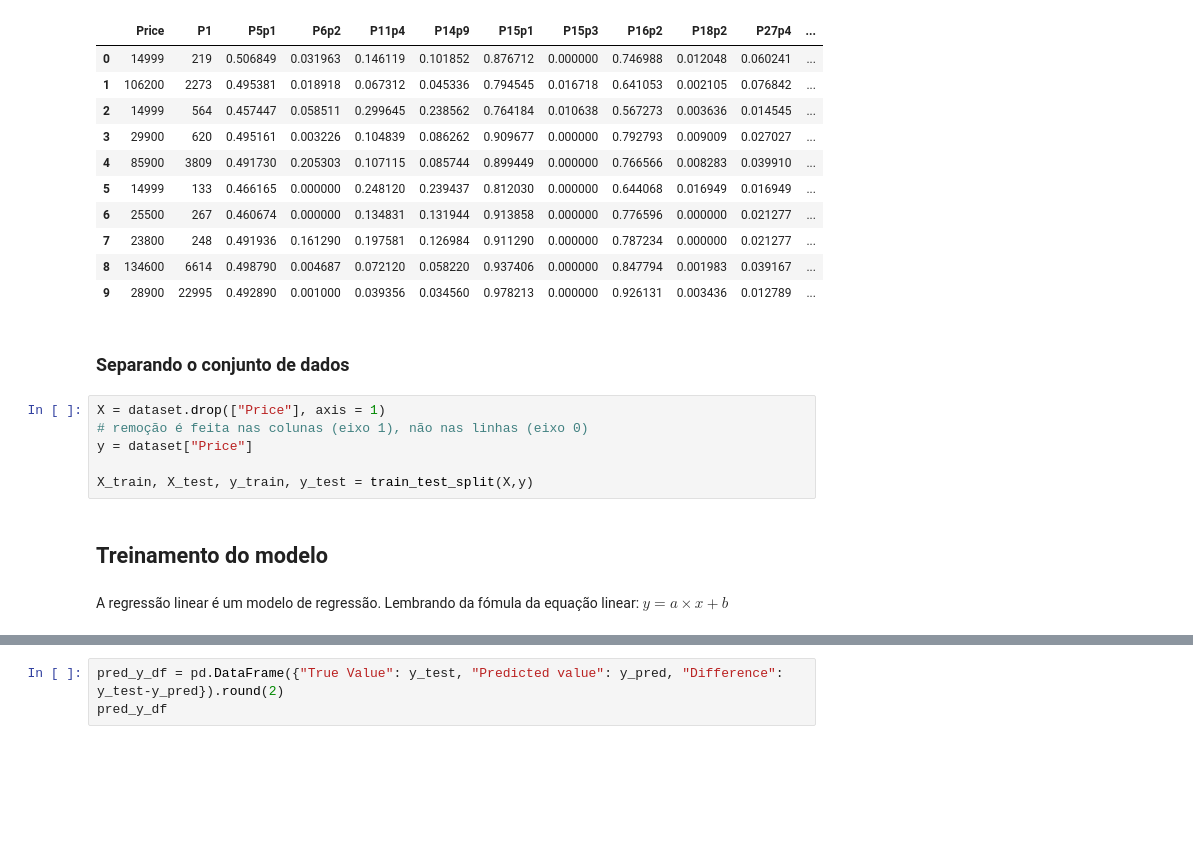
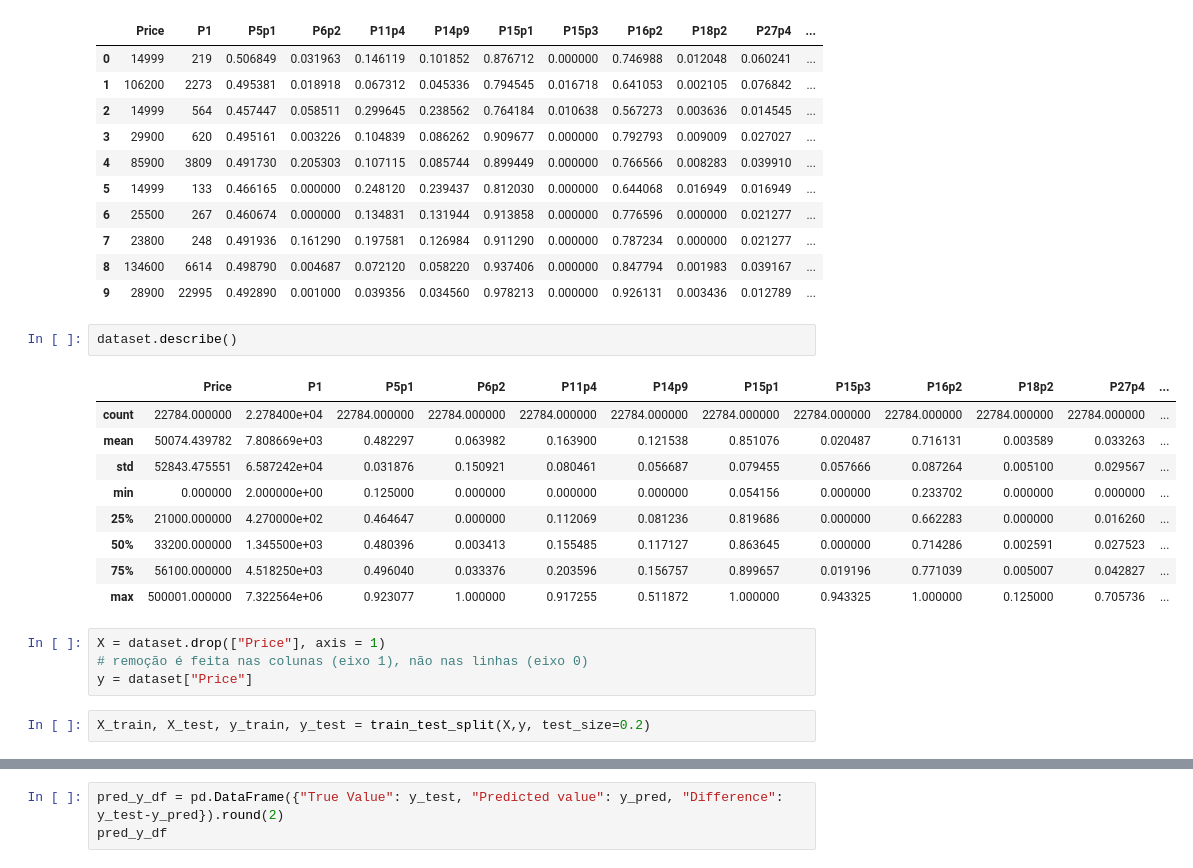
Before and after one commit to johnattandouglas/monitoria-ml, a Jupyter notebook: AM I/02a - regressao_linear.ipynb, the cells around one changed output, grey strips where cells are left out. Saved outputs shown, nothing was run; the diff lists cells and outputs as text; blank space fills up the shorter version.

```diff
--- a/AM I/02a - regressao_linear.ipynb
+++ b/AM I/02a - regressao_linear.ipynb
@@ -43,18 +150,24 @@ dataset.head(10)
 | 7 | 23800 | 248 | 0.491936 | 0.161290 | 0.197581 | 0.126984 | 0.911290 | 0.000000 | 0.787234 | 0.000000 | 0.021277 | ... |
 | 8 | 134600 | 6614 | 0.498790 | 0.004687 | 0.072120 | 0.058220 | 0.937406 | 0.000000 | 0.847794 | 0.001983 | 0.039167 | ... |
 | 9 | 28900 | 22995 | 0.492890 | 0.001000 | 0.039356 | 0.034560 | 0.978213 | 0.000000 | 0.926131 | 0.003436 | 0.012789 | ... |
-# %% [markdown]
-### Separando o conjunto de dados
+# %%
+dataset.describe()
+# %% [output]
+|  | Price | P1 | P5p1 | P6p2 | P11p4 | P14p9 | P15p1 | P15p3 | P16p2 | P18p2 | P27p4 | ... |
+| count | 22784.000000 | 2.278400e+04 | 22784.000000 | 22784.000000 | 22784.000000 | 22784.000000 | 22784.000000 | 22784.000000 | 22784.000000 | 22784.000000 | 22784.000000 | ... |
+| mean | 50074.439782 | 7.808669e+03 | 0.482297 | 0.063982 | 0.163900 | 0.121538 | 0.851076 | 0.020487 | 0.716131 | 0.003589 | 0.033263 | ... |
+| std | 52843.475551 | 6.587242e+04 | 0.031876 | 0.150921 | 0.080461 | 0.056687 | 0.079455 | 0.057666 | 0.087264 | 0.005100 | 0.029567 | ... |
+| min | 0.000000 | 2.000000e+00 | 0.125000 | 0.000000 | 0.000000 | 0.000000 | 0.054156 | 0.000000 | 0.233702 | 0.000000 | 0.000000 | ... |
+| 25% | 21000.000000 | 4.270000e+02 | 0.464647 | 0.000000 | 0.112069 | 0.081236 | 0.819686 | 0.000000 | 0.662283 | 0.000000 | 0.016260 | ... |
+| 50% | 33200.000000 | 1.345500e+03 | 0.480396 | 0.003413 | 0.155485 | 0.117127 | 0.863645 | 0.000000 | 0.714286 | 0.002591 | 0.027523 | ... |
+| 75% | 56100.000000 | 4.518250e+03 | 0.496040 | 0.033376 | 0.203596 | 0.156757 | 0.899657 | 0.019196 | 0.771039 | 0.005007 | 0.042827 | ... |
+| max | 500001.000000 | 7.322564e+06 | 0.923077 | 1.000000 | 0.917255 | 0.511872 | 1.000000 | 0.943325 | 1.000000 | 0.125000 | 0.705736 | ... |
 # %%
 X = dataset.drop(["Price"], axis = 1)
 # remoção é feita nas colunas (eixo 1), não nas linhas (eixo 0)
 y = dataset["Price"]
-
-X_train, X_test, y_train, y_test = train_test_split(X,y)
-# %% [markdown]
-## Treinamento do modelo
-# %% [markdown]
-A regressão linear é um modelo de regressão. Lembrando da fómula da equação linear: $y = a \times x  + b$
+# %%
+X_train, X_test, y_train, y_test = train_test_split(X,y, test_size=0.2)
 # %%
 regression_model = LinearRegression()
 regression_model.fit(X_train, y_train)
```
Also changed, not shown: parts of 32 cells of this notebook.
